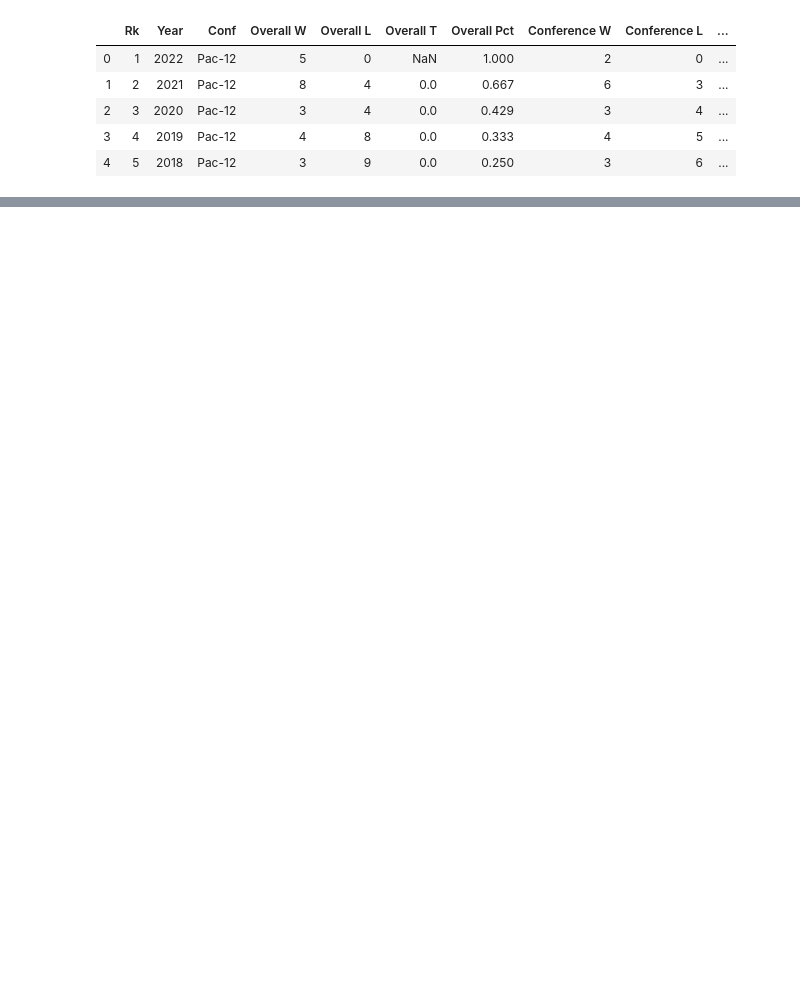
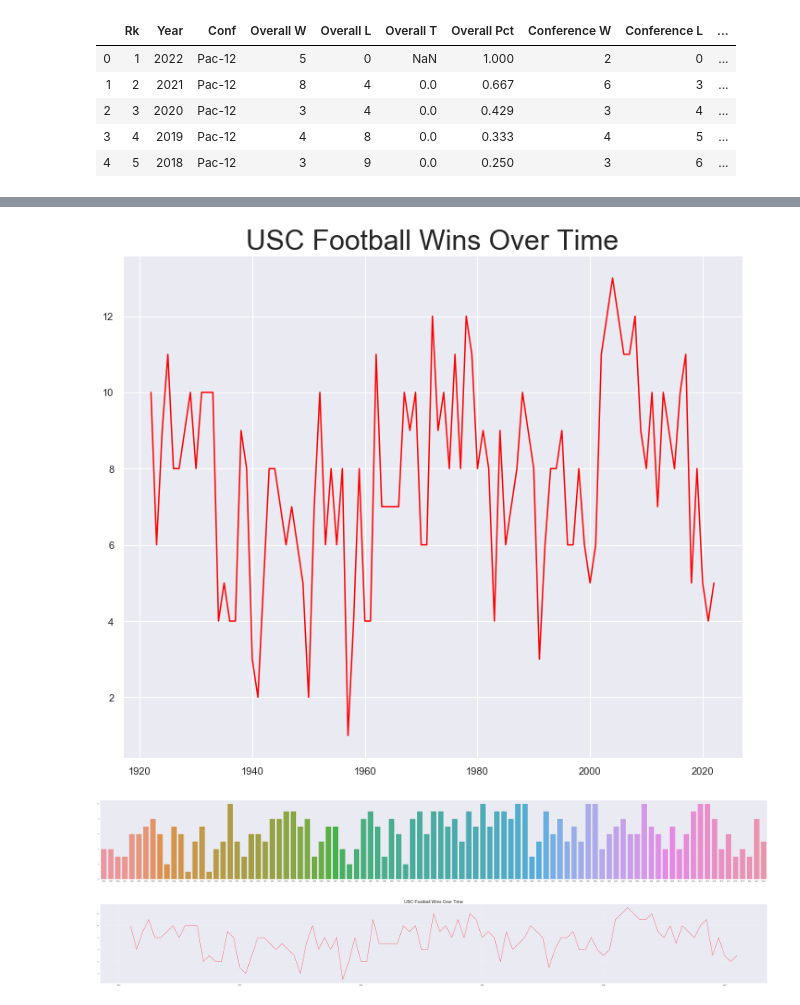
Before and after one commit to JoeFregault/Los-Angeles-College-Football-vs-NFL, a Jupyter notebook: Loading in CFB & NFL Data.ipynb, the cells around one changed output, grey strips where cells are left out. Cells and saved outputs as stored; diff of their text form; code cells hidden in the pictures; blank space fills up the shorter version.

```diff
--- a/Loading in CFB & NFL Data.ipynb
+++ b/Loading in CFB & NFL Data.ipynb
@@ -43,0 +44,17 @@ ucla_graph = sns.lineplot(ucla_data['Year'].values, wins,  color= 'blue').set_ti
+# %%
+wins = usc_data['Overall W'].values
+usc_linegraph = sns.lineplot(usc_data['Year'].values, wins,  color= 'red').set_title("USC Football Wins Over Time",
+                                                                                   fontsize=30)
+# %% [output]
+[figure, added]
+# %%
+sns.set(rc = {'figure.figsize':(82, 10)})
+ucla_bargraph = sns.barplot(x=ucla_data['Year'].values, y=wins)
+# %% [output]
+[figure, added]
+# %%
+wins = usc_data['Overall W'].values
+usc_linegraph = sns.lineplot(usc_data['Year'].values, wins,  color= 'red').set_title("USC Football Wins Over Time",
+                                                                                   fontsize=30)
+# %% [output]
+[figure, added]
```
Also changed, not shown: parts of 6 cells of this notebook, 1 other file.
